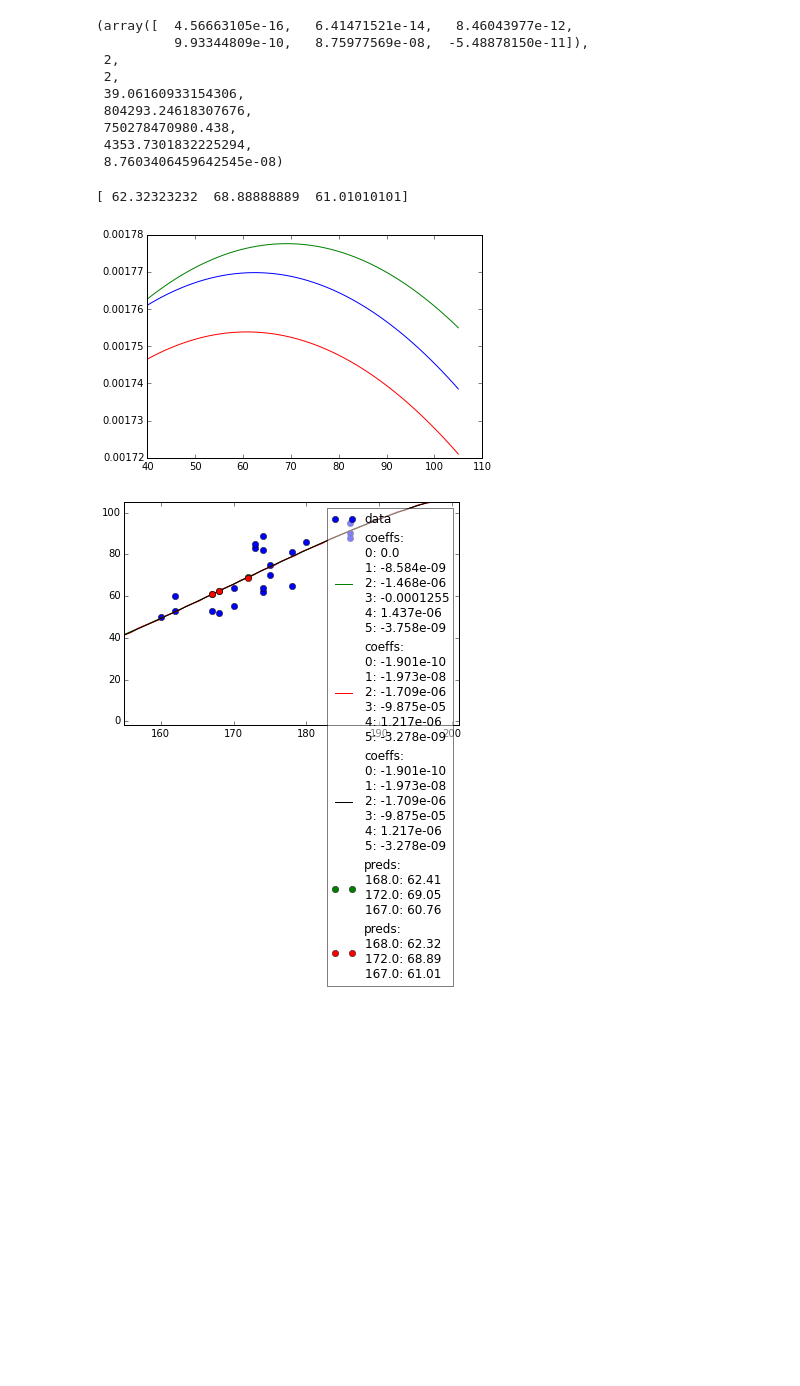
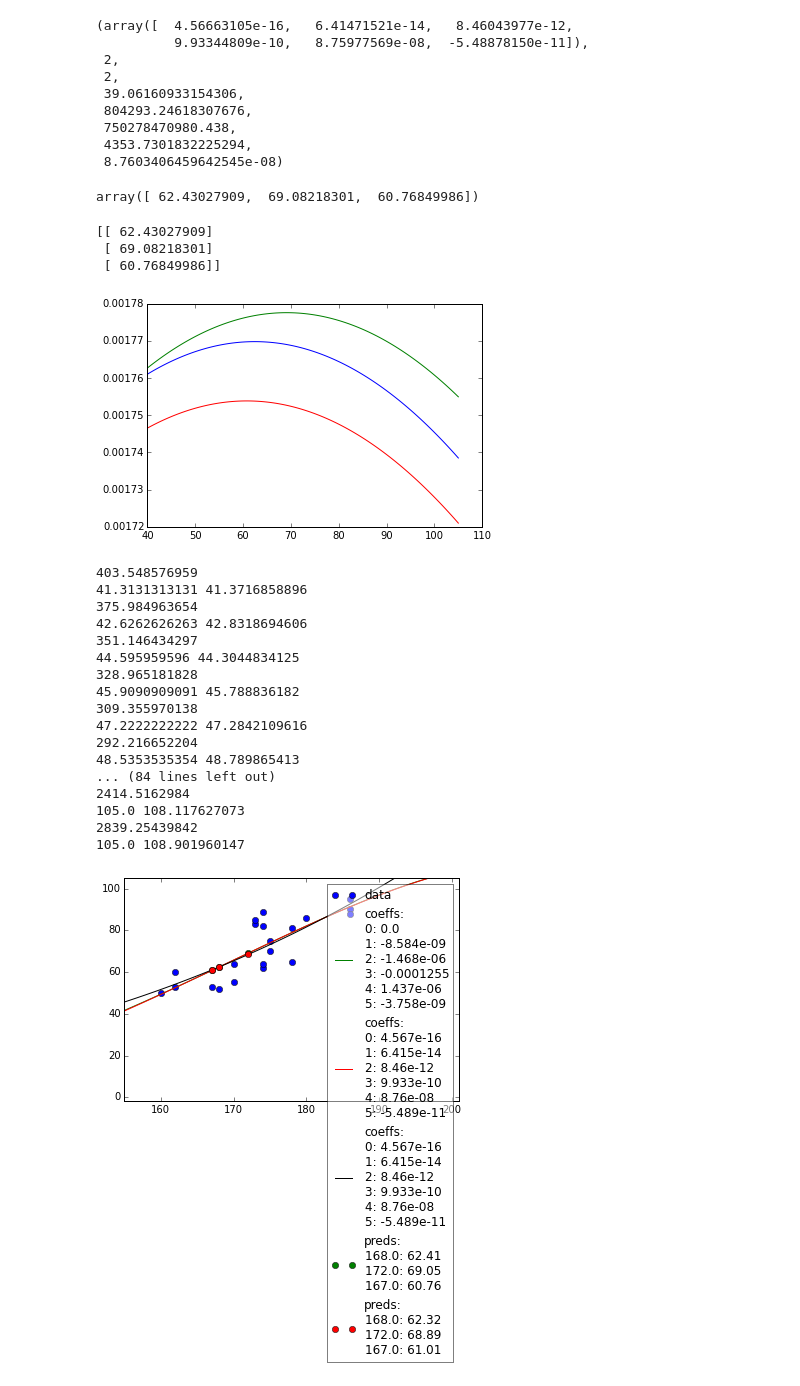
Before and after one commit to motjuste/patt-rex, a Jupyter notebook: task-2.3-demo.ipynb, the cells around one changed output. Cells and saved outputs as stored; diff of their text form; code cells hidden in the pictures; blank space fills up the shorter version.

```diff
--- a/task-2.3-demo.ipynb
+++ b/task-2.3-demo.ipynb
@@ -201,8 +199,8 @@ array([  1.75403490e-04,   8.64614411e-03,   3.63943932e-01,
 # %%
 import scipy.sparse.linalg as sla
 
-w_map3 = sla.lsmr(X, y, damp=(sig2/sig2_0))
-w_map3
+w_map = sla.lsmr(X, y, damp=(sig2/sig2_0))
+w_map
 # %% [output]
 (array([  4.56663105e-16,   6.41471521e-14,   8.46043977e-12,
           9.93344809e-10,   8.75977569e-08,  -5.48878150e-11]),
@@ -215,6 +213,10 @@ w_map3
  8.7603406459642545e-08)
 # %%
 from scipy.stats import norm
+# %%
+np.dot(polyvander(H_unknown, d), mu)
+# %% [output]
+array([ 62.43027909,  69.08218301,  60.76849986])
 # %%
 w_pred2 = []
 
@@ -231,12 +233,15 @@ for hu in H_unknown:
 
     plt.plot(y, pdf)
 
-    w_pred2.append(y[np.argmax(pdf)])
+#     w_pred2.append(y[np.argmax(pdf)])
+    w_pred2.append(mean)
 
 w_pred2 = np.array(w_pred2)
 print(w_pred2)
 # %% [output]
-[ 62.32323232  68.88888889  61.01010101]
+[[ 62.43027909]
+ [ 69.08218301]
+ [ 60.76849986]]
 [figure]
 # %%
 def predict(huv_):
@@ -246,11 +251,15 @@ def predict(huv_):
 
         mean = np.dot(mu_t, huv)
         sigma = sig2 + np.dot(np.transpose(huv), np.dot(Prec_inv, huv))
+        print(sigma)
 
         y = np.linspace(wn.min()-10, wn.max()+10, 100)
         pdf = np.transpose(norm.pdf(y, mean, sigma))
 
-        w_pred2.append(y[np.argmax(pdf)])
+        pred = y[np.argmax(pdf)]
+        w_pred2.append(mean)
+
+        print(pred, mean)
 
     return np.array(w_pred2)
 # %%
@@ -272,32 +281,50 @@ w = clf.predict(h_)
 w2 = predict(h_)
 
 ww = np.dot(h_, np.transpose(W))
+w_map = w_map[0]
 ww2 = np.dot(h_, np.transpose(w_map))
 
 plt_rex.plot2d(HW_new, colwise_data=True, hatch='bo', x_lim=xlim, y_lim=ylim,
                show=False, axs=axs, plotlabel="data")
 
 plt_label = "coeffs:\n" + "\n".join("{}: {:.4}".format(*c) for c in enumerate(W))
 plt_rex.plot2d(np.vstack((h, w)), colwise_data=True, hatch='g',
                show=False, axs=axs, plotlabel=plt_label)
 
 plt_label = "coeffs:\n" + "\n".join("{}: {:.4}".format(*c) for c in enumerate(w_map))
 plt_rex.plot2d(np.vstack((h, w2)), colwise_data=True, hatch='r',
                show=False, axs=axs, plotlabel=plt_label)
 
 # plt_rex.plot2d(np.vstack((h, ww)), colwise_data=True, hatch='y',
 #                show=False, axs=axs, plotlabel=plt_label)
 
 plt_rex.plot2d(np.vstack((h, ww2)), colwise_data=True, hatch='k',
                show=False, axs=axs, plotlabel=plt_label)
 
 
 plt_label = "preds:\n" + "\n".join("{}: {:.4}".format(*c) for c in zip(H_unknown, w_pred))
 plt_rex.plot2d(np.vstack((H_unknown, w_pred)), colwise_data=True, hatch='go',
                show=False, axs=axs, plotlabel=plt_label)
 
 plt_label = "preds:\n" + "\n".join("{}: {:.4}".format(*c) for c in zip(H_unknown, w_pred2))
 plt_rex.plot2d(np.vstack((H_unknown, w_pred2)), colwise_data=True, hatch='ro',
                show=False, axs=axs, plotlabel=plt_label)
 # %% [output]
+403.548576959
+41.3131313131 41.3716858896
+375.984963654
+42.6262626263 42.8318694606
+351.146434297
+44.595959596 44.3044834125
+328.965181828
+45.9090909091 45.788836182
+309.355970138
+47.2222222222 47.2842109616
+292.216652204
+48.5353535354 48.789865413
+... (84 lines left out)
+2414.5162984
+105.0 108.117627073
+2839.25439842
+105.0 108.901960147
-[figure, old version]
+[figure, new version]
```
Also changed, not shown: parts of 11 cells of this notebook, 1 other file.
